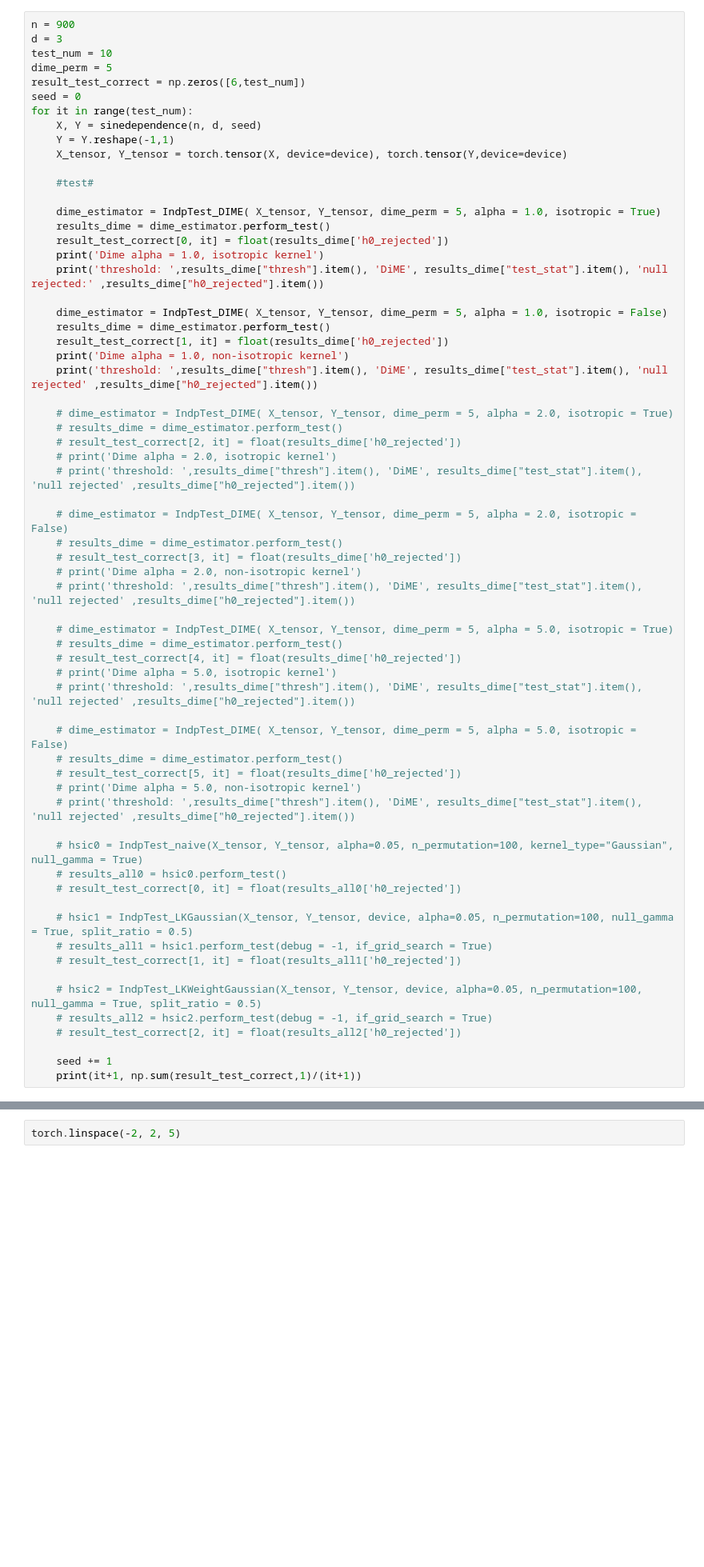
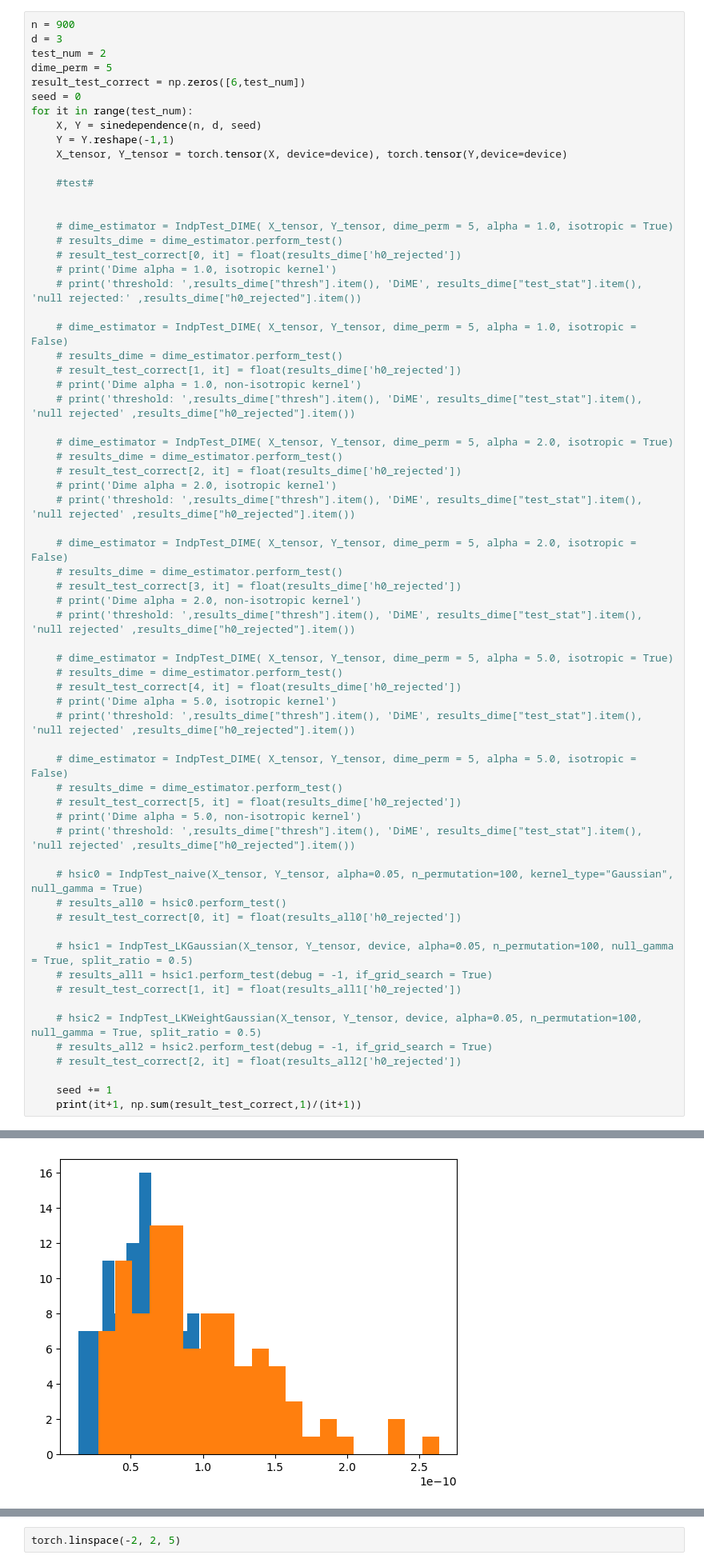
Before and after one commit to KeiderHoyos/IndependenceTestingDifferenceEntropies, a Jupyter notebook: demo.ipynb, the cells around one changed output, grey strips where cells are left out. Shown at 80% size. Cells and saved outputs as stored; diff of their text form; blank space fills up the shorter version.

```diff
--- a/demo.ipynb
+++ b/demo.ipynb
@@ -109,7 +107,7 @@ def GSign(n,d, seed):
 # %%
 n = 900
 d = 3
-test_num = 10
+test_num = 2
 dime_perm = 5
 result_test_correct = np.zeros([6,test_num])
 seed = 0
@@ -120,17 +118,18 @@ for it in range(test_num):
 
     #test#
 
-    dime_estimator = IndpTest_DIME( X_tensor, Y_tensor, dime_perm = 5, alpha = 1.0, isotropic = True)
-    results_dime = dime_estimator.perform_test()
-    result_test_correct[0, it] = float(results_dime['h0_rejected'])
-    print('Dime alpha = 1.0, isotropic kernel')
-    print('threshold: ',results_dime["thresh"].item(), 'DiME', results_dime["test_stat"].item(), 'null rejected:' ,results_dime["h0_rejected"].item())
 
-    dime_estimator = IndpTest_DIME( X_tensor, Y_tensor, dime_perm = 5, alpha = 1.0, isotropic = False)
-    results_dime = dime_estimator.perform_test()
-    result_test_correct[1, it] = float(results_dime['h0_rejected'])
-    print('Dime alpha = 1.0, non-isotropic kernel')
-    print('threshold: ',results_dime["thresh"].item(), 'DiME', results_dime["test_stat"].item(), 'null rejected' ,results_dime["h0_rejected"].item())
+    # dime_estimator = IndpTest_DIME( X_tensor, Y_tensor, dime_perm = 5, alpha = 1.0, isotropic = True)
+    # results_dime = dime_estimator.perform_test()
+    # result_test_correct[0, it] = float(results_dime['h0_rejected'])
+    # print('Dime alpha = 1.0, isotropic kernel')
+    # print('threshold: ',results_dime["thresh"].item(), 'DiME', results_dime["test_stat"].item(), 'null rejected:' ,results_dime["h0_rejected"].item())
+
+    # dime_estimator = IndpTest_DIME( X_tensor, Y_tensor, dime_perm = 5, alpha = 1.0, isotropic = False)
+    # results_dime = dime_estimator.perform_test()
+    # result_test_correct[1, it] = float(results_dime['h0_rejected'])
+    # print('Dime alpha = 1.0, non-isotropic kernel')
+    # print('threshold: ',results_dime["thresh"].item(), 'DiME', results_dime["test_stat"].item(), 'null rejected' ,results_dime["h0_rejected"].item())
 
     # dime_estimator = IndpTest_DIME( X_tensor, Y_tensor, dime_perm = 5, alpha = 2.0, isotropic = True)
     # results_dime = dime_estimator.perform_test()
@@ -191,3 +190,4 @@ threshold:  -0.06293724911382625 DiME 0.185781348644813 null rejected True
+[figure, added]
 # %%
 sample_sizes = (300,600,900,1200)
 n_samples = len(sample_sizes)
```
Also changed, not shown: parts of 2 cells of this notebook, 2 other files.
